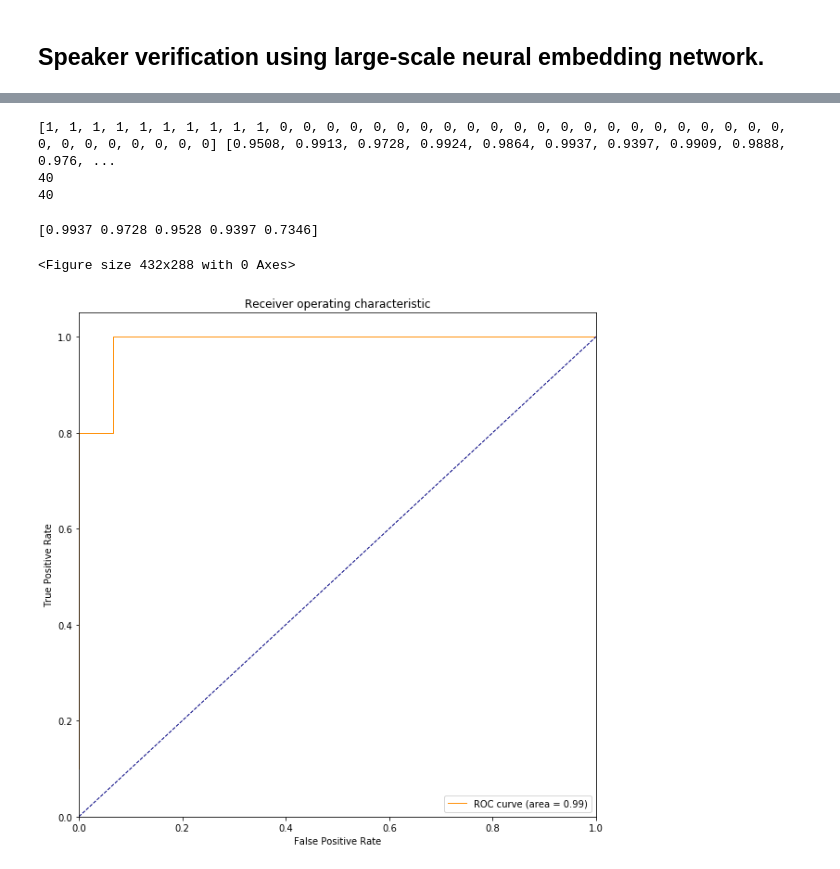
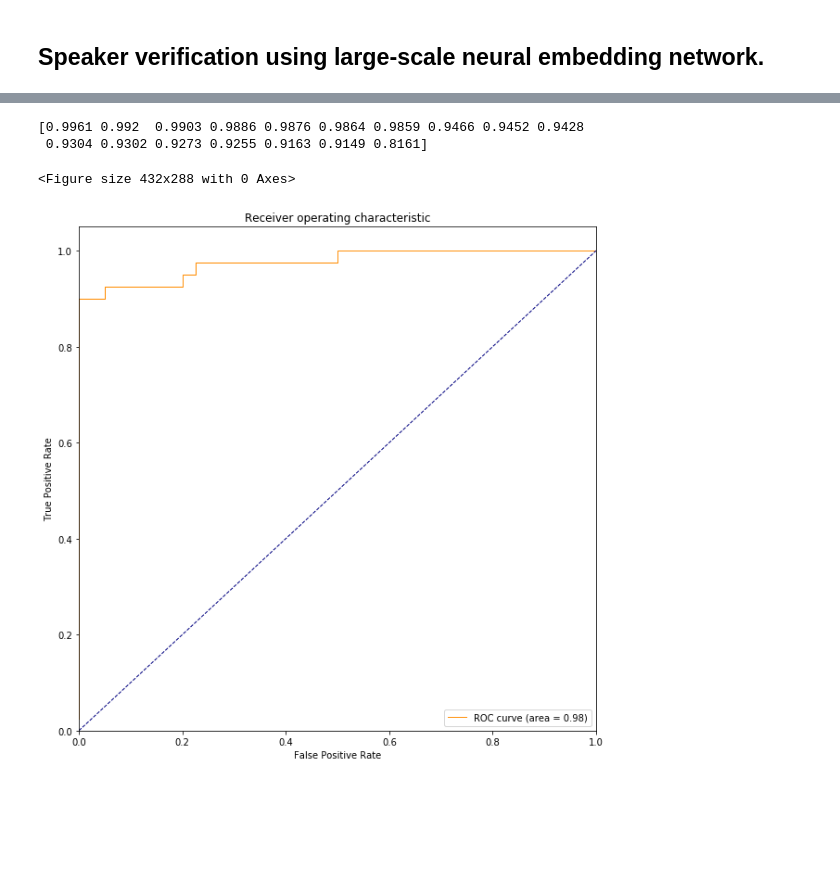
Before and after one commit to PiotrTa/Huawei-Challenge-Speaker-Identification, a Jupyter notebook: run_identification.ipynb, the cells around one changed output, grey strips where cells are left out. Cells and saved outputs as stored; diff of their text form; code cells hidden in the pictures; blank space fills up the shorter version.

Commit message:
identification evaluation added

```diff
--- a/run_identification.ipynb
+++ b/run_identification.ipynb
@@ -72,9 +270,11 @@ from own_library.speaker_identificationTF import SpeakerIdentificationTf
 from sklearn.metrics import roc_curve, auc
 from matplotlib import pyplot as plt
 
-identification = SpeakerIdentificationTf(**{"enrollment_folder": "libri_test/enrollment_folder",
-                                            "data_folder": "libri_test",
+
+identification = SpeakerIdentificationTf(**{"enrollment_folder": "test_data_clean/enrollment_folder",
+                                            "data_folder": "test_data_clean",
                                             "model": "tensorflow"})
+
 identification.enroll(seq_len=3.58, num_seq=5, normalize=False)
 identification.query(seq_len=3.58, num_seq=2, normalize=False)
 identification.compute_smallest_distances()
@@ -99,38 +281,25 @@ Final smallest distance {'Speaker': 'libri_test/query_folder/8555.wav', 'Distanc
-# %%
-#pytorch
-thresholds_cosine = [0.9, 0.91, 0.92, 0.93, 0.94,  0.95, 0.96, 0.97, 0.98, 0.99, 1]
-
-evaluation = identification.evaluate(thresholds_cosine)
-y_true = evaluation[0]["y_true"]
-y_prob = []
-
-
-for i in range(len(identification.smallest_distances)):
-    y_prob.append(identification.smallest_distances[i]["Distance"])
-print(y_true, y_prob)
-print(len(y_prob))
-print(len(y_true))
-# %% [output]
-[1, 1, 1, 1, 1, 1, 1, 1, 1, 1, 0, 0, 0, 0, 0, 0, 0, 0, 0, 0, 0, 0, 0, 0, 0, 0, 0, 0, 0, 0, 0, 0, 0, 0, 0, 0, 0, 0, 0, 0] [0.9508, 0.9913, 0.9728, 0.9924, 0.9864, 0.9937, 0.9397, 0.9909, 0.9888, 0.976, ...
-40
-40
 # %%
+thresholds_cosine = [0.4, 0.45, 0.5, 0.55, 0.6, 0.65, 0.7, 0.75, 0.8, 0.85, 0.9, 0.95, 1]
+evaluation = identification.evaluate(thresholds_cosine)
+y_true = evaluation[0]["y_true"]
+y_prob = []
 fpr, tpr, thresholds = roc_curve(y_true, y_prob, pos_label=1)
 print(thresholds)
 roc_auc = auc(fpr, tpr)
 
 plt.figure()
 plt.figure(figsize=(10, 10))
 plt.plot(fpr, tpr, color='darkorange', lw=1, label='ROC curve (area = %0.2f)' % roc_auc)
 plt.plot([0, 1], [0, 1], color='navy', lw=1, linestyle='--')
 plt.xlim([0.0, 1.0])
 plt.ylim([0.0, 1.05])
 plt.xlabel('False Positive Rate')
 plt.ylabel('True Positive Rate')
 plt.title('Receiver operating characteristic')
 plt.legend(loc="lower right")
 plt.show()
 # %% [output]
-[0.9937 0.9728 0.9528 0.9397 0.7346]
+[0.9961 0.992  0.9903 0.9886 0.9876 0.9864 0.9859 0.9466 0.9452 0.9428
+ 0.9304 0.9302 0.9273 0.9255 0.9163 0.9149 0.8161]
 <Figure size 432x288 with 0 Axes>
-[figure, old version]
+[figure, new version]
```
Also changed, not shown: parts of 18 cells of this notebook, 3 other files.
